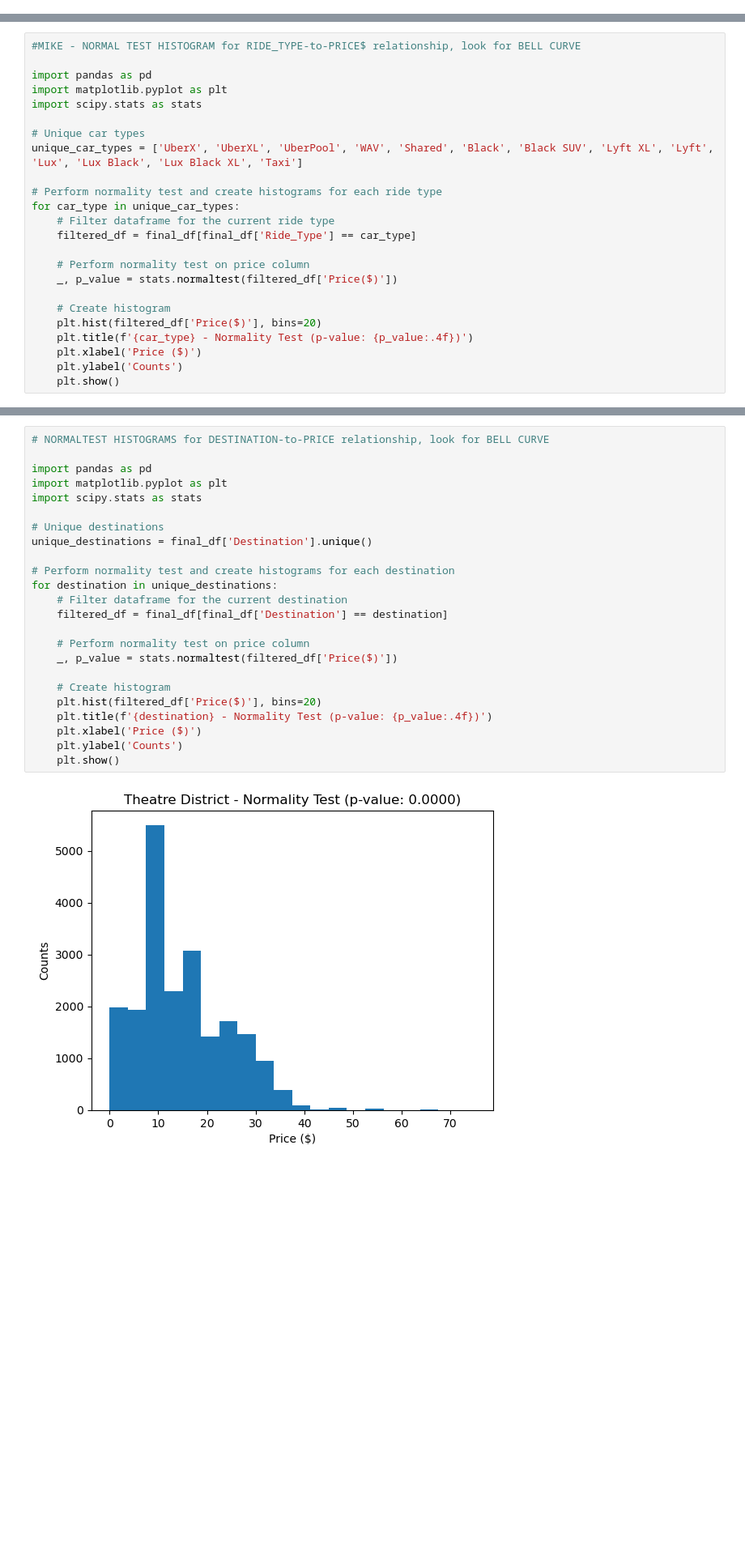
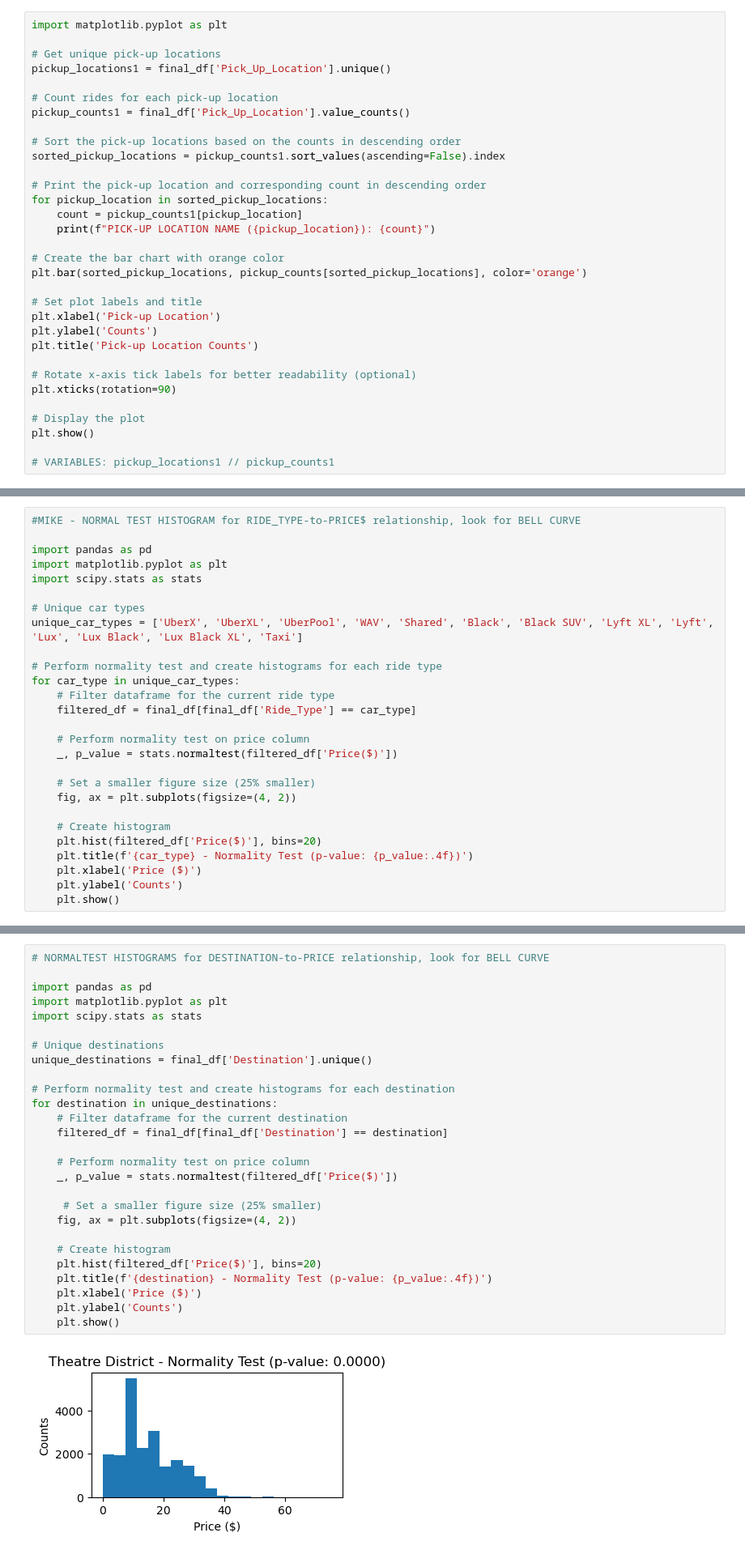
Before and after one commit to marnaji/Project-1, a Jupyter notebook: main.ipynb, the cells around one changed output, grey strips where cells are left out. Shown at 81% size. Cells and saved outputs as stored; diff of their text form; blank space fills up the shorter version.

```diff
--- a/main.ipynb
+++ b/main.ipynb
@@ -404,0 +424,32 @@ Taxi: 2.173469093440748
+# %%
+import matplotlib.pyplot as plt
+
+# Get unique pick-up locations
+pickup_locations1 = final_df['Pick_Up_Location'].unique()
+
+# Count rides for each pick-up location
+pickup_counts1 = final_df['Pick_Up_Location'].value_counts()
+
+# Sort the pick-up locations based on the counts in descending order
+sorted_pickup_locations = pickup_counts1.sort_values(ascending=False).index
+
+# Print the pick-up location and corresponding count in descending order
+for pickup_location in sorted_pickup_locations:
+    count = pickup_counts1[pickup_location]
+    print(f"PICK-UP LOCATION NAME ({pickup_location}): {count}")
+
+# Create the bar chart with orange color
+plt.bar(sorted_pickup_locations, pickup_counts[sorted_pickup_locations], color='orange')
+
+# Set plot labels and title
+plt.xlabel('Pick-up Location')
+plt.ylabel('Counts')
+plt.title('Pick-up Location Counts')
+
+# Rotate x-axis tick labels for better readability (optional)
+plt.xticks(rotation=90)
+
+# Display the plot
+plt.show()
+
+# VARIABLES: pickup_locations1 // pickup_counts1
@@ -420,6 +794,9 @@ for car_type in unique_car_types:
     # Perform normality test on price column
     _, p_value = stats.normaltest(filtered_df['Price($)'])
 
+    # Set a smaller figure size (25% smaller)
+    fig, ax = plt.subplots(figsize=(4, 2))
+
     # Create histogram
     plt.hist(filtered_df['Price($)'], bins=20)
     plt.title(f'{car_type} - Normality Test (p-value: {p_value:.4f})')
@@ -567,26 +930,29 @@ Median price for Taxi: nan
 # %%
 # NORMALTEST HISTOGRAMS for DESTINATION-to-PRICE relationship, look for BELL CURVE
 
 import pandas as pd
 import matplotlib.pyplot as plt
 import scipy.stats as stats
 
 # Unique destinations
 unique_destinations = final_df['Destination'].unique()
 
 # Perform normality test and create histograms for each destination
 for destination in unique_destinations:
     # Filter dataframe for the current destination
     filtered_df = final_df[final_df['Destination'] == destination]
 
     # Perform normality test on price column
     _, p_value = stats.normaltest(filtered_df['Price($)'])
 
+     # Set a smaller figure size (25% smaller)
+    fig, ax = plt.subplots(figsize=(4, 2))
+
     # Create histogram
     plt.hist(filtered_df['Price($)'], bins=20)
     plt.title(f'{destination} - Normality Test (p-value: {p_value:.4f})')
     plt.xlabel('Price ($)')
     plt.ylabel('Counts')
     plt.show()
 # %% [output]
-[figure, old version]
+[figure, new version]
```
Also changed, not shown: parts of 45 cells of this notebook.
